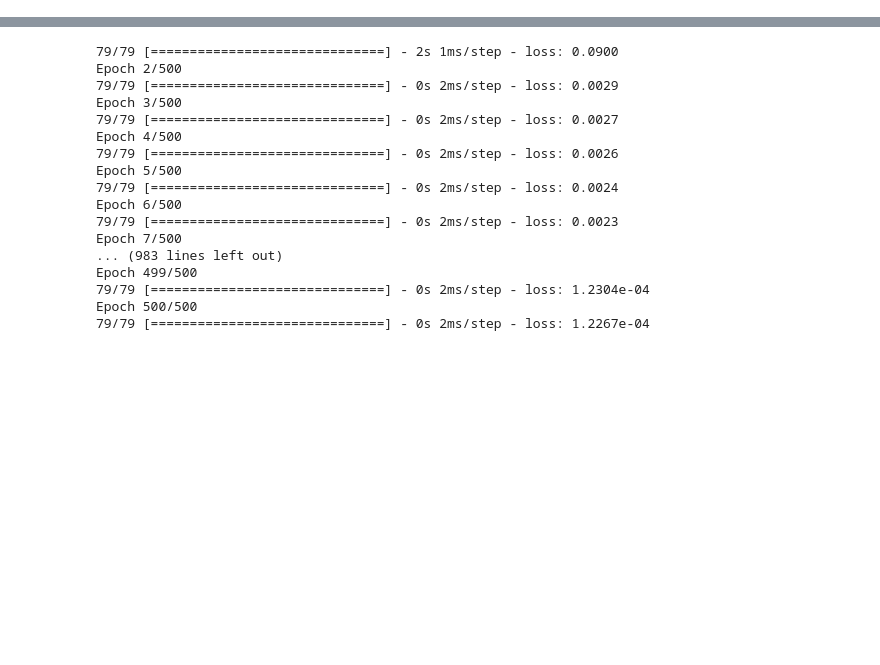
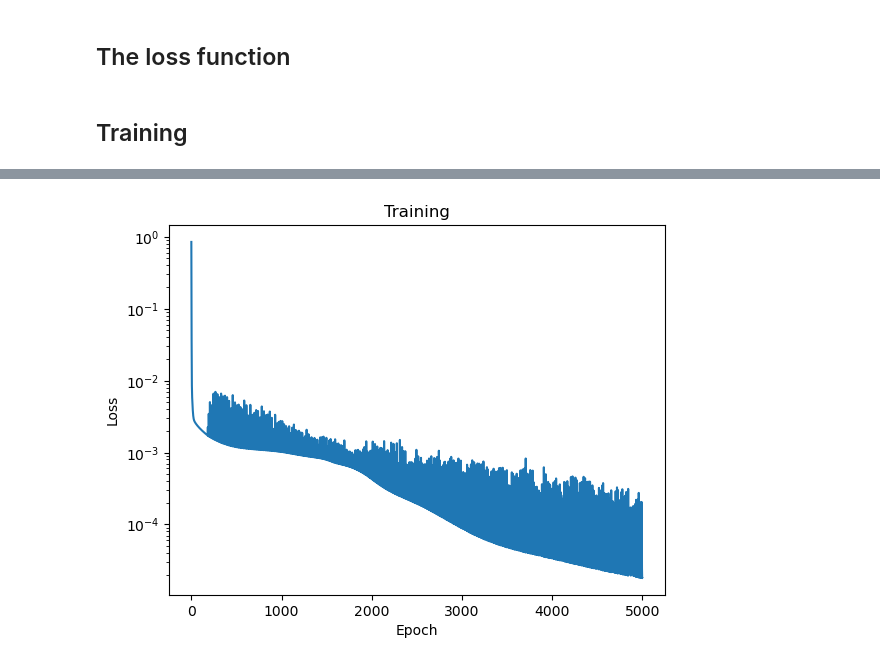
Before and after one commit to meyer-nils/numerical_examples, a Jupyter notebook: plate_hole_2d/tensorflow.ipynb, the cells around one changed output, grey strips where cells are left out. Cells and saved outputs as stored; diff of their text form; code cells hidden in the pictures; blank space fills up the shorter version.

```diff
--- a/plate_hole_2d/tensorflow.ipynb
+++ b/plate_hole_2d/tensorflow.ipynb
@@ -46,9 +62,6 @@ plt.axis("equal");
 # %%
-# build a dense multi-layer perceptron ANN to approximate the displacement field
 model = keras.models.Sequential()
 model.add(keras.Input(shape=(2,), name="input"))
-model.add(keras.layers.Dense(50, activation="tanh", name="hidden-1"))
-model.add(keras.layers.Dense(50, activation="tanh", name="hidden-2"))
+for i in range(5):
+    model.add(keras.layers.Dense(20, activation="tanh", name=f"hidden-{i}"))
 model.add(keras.layers.Dense(2, activation="linear", name="output"))
-
-keras.utils.plot_model(model, show_shapes=True, show_layer_activations=True)
@@ -57,15 +75,11 @@ keras.utils.plot_model(model, show_shapes=True, show_layer_activations=True)
 # %%
 @tf.function
 def sigma(eps):
-    N = eps.shape[0]
     I = tf.eye(2)
     return 2.0 * MU * eps + LBD * tf.einsum("...ii,...jk->...jk", eps, I)
 
 @tf.function
 def epsilon(x, y):
-    x = tf.convert_to_tensor(x)
-    y = tf.convert_to_tensor(y)
-
     with tf.GradientTape(persistent=True) as g:
         g.watch(x)
         g.watch(y)
@@ -84,10 +98,7 @@ def epsilon(x, y):
     return 0.5 * (grad + tf.transpose(grad, perm=[0, 2, 1]))
 
 @tf.function
-def pde_residual(x,y):
-    x = tf.convert_to_tensor(x)
-    y = tf.convert_to_tensor(y)
-
+def pde_residual(x, y):
     with tf.GradientTape(persistent=True) as g:
         g.watch(x)
         g.watch(y)
@@ -99,4 +110,6 @@ def pde_residual(x,y):
     residual_x = g.gradient(s_xx, x) + g.gradient(s_xy, y) - B0
     residual_y = g.gradient(s_xy, x) + g.gradient(s_yy, y)
     return residual_x, residual_y
+# %% [markdown]
+## The loss function
 # %%
@@ -157,9 +159,15 @@ def loss(pos, _):
+# %% [markdown]
+## Training
 # %%
-opt = keras.optimizers.RMSprop(learning_rate=0.001)
-# opt = keras.optimizers.Nadam(learning_rate=0.001)
-# opt = keras.optimizers.Adam(learning_rate=0.001)
-model.compile(optimizer=opt, loss=loss)
+opt = keras.optimizers.Adam(learning_rate=0.001)
+model.compile(optimizer=opt, loss=custom_loss(domain))
 
-dummy = tf.zeros_like(domain)
-history = model.fit(domain, dummy, epochs=500)
+dummy = np.zeros_like(domain)
+history = model.fit(dummy, dummy, epochs=5000, verbose=0)
+
+plt.semilogy(history.history["loss"])
+plt.title("Training")
+plt.ylabel("Loss")
+plt.xlabel("Epoch")
+plt.show()
 # %% [output]
@@ -168,17 +175 @@ Epoch 1/500
-79/79 [==============================] - 2s 1ms/step - loss: 0.0900
-Epoch 2/500
-79/79 [==============================] - 0s 2ms/step - loss: 0.0029
-Epoch 3/500
-79/79 [==============================] - 0s 2ms/step - loss: 0.0027
-Epoch 4/500
-79/79 [==============================] - 0s 2ms/step - loss: 0.0026
-Epoch 5/500
-79/79 [==============================] - 0s 2ms/step - loss: 0.0024
-Epoch 6/500
-79/79 [==============================] - 0s 2ms/step - loss: 0.0023
-Epoch 7/500
-... (983 lines left out)
-Epoch 499/500
-79/79 [==============================] - 0s 2ms/step - loss: 1.2304e-04
-Epoch 500/500
-79/79 [==============================] - 0s 2ms/step - loss: 1.2267e-04
+[figure, added]
```
Also changed, not shown: parts of 10 cells of this notebook, 1 other file.
